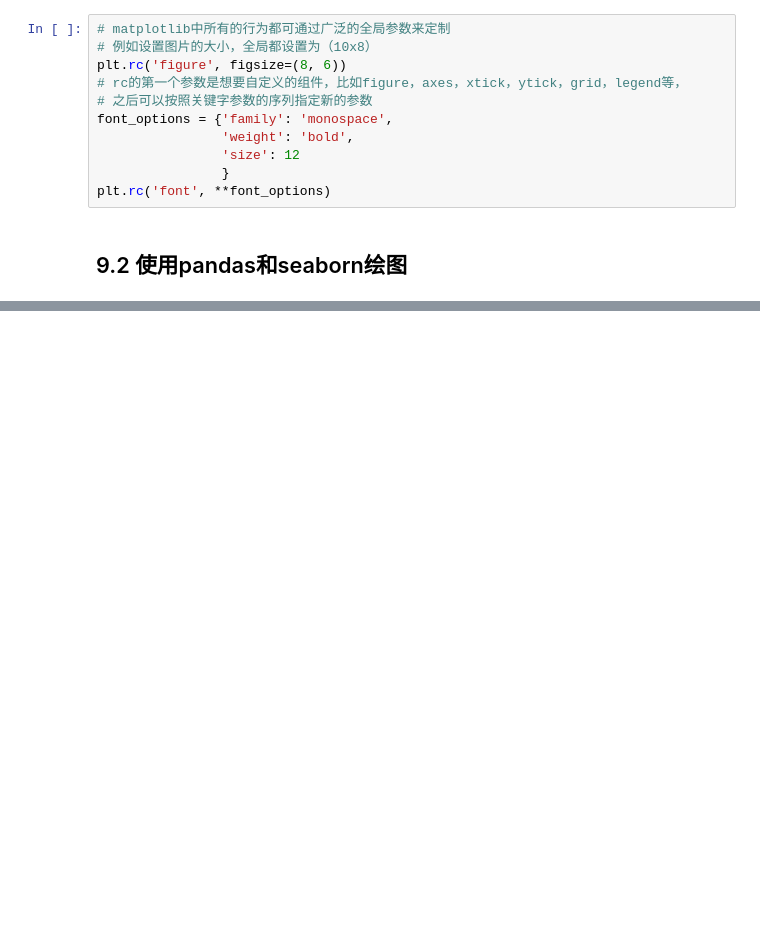
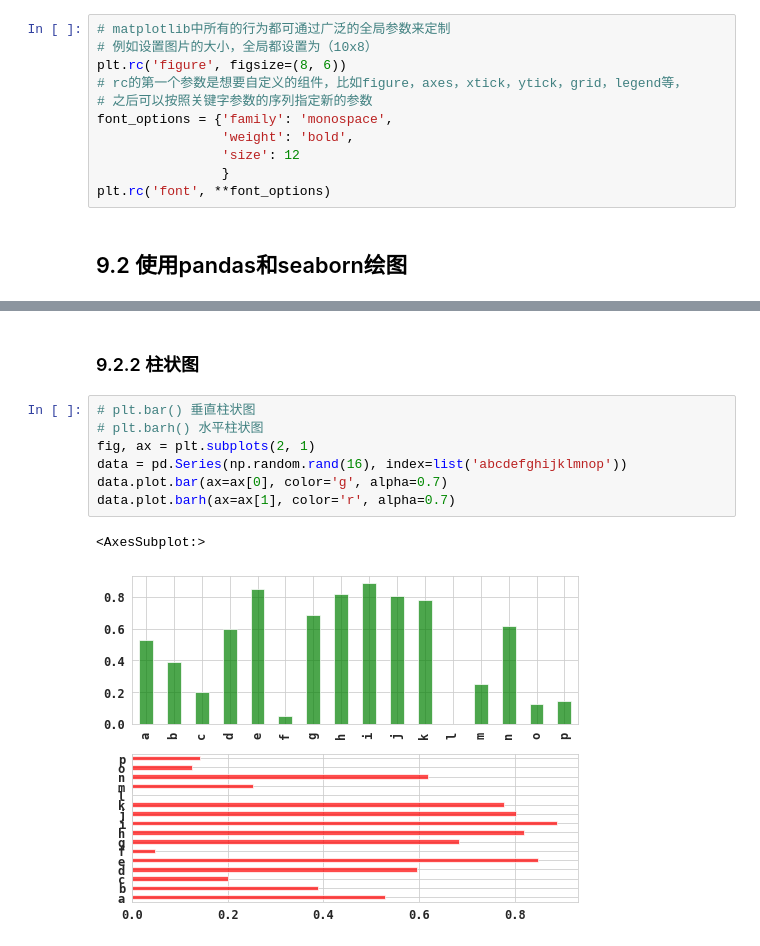
Before and after one commit to wfy0508/LearningPython, a Jupyter notebook: dataAnalysis/chapter9.ipynb, the cells around one changed output, grey strips where cells are left out. Cells and saved outputs as stored; diff of their text form; blank space fills up the shorter version.

```diff
--- a/dataAnalysis/chapter9.ipynb
+++ b/dataAnalysis/chapter9.ipynb
@@ -154,0 +183,12 @@ plt.rc('font', **font_options)
+# %% [markdown]
+### 9.2.2 柱状图
+# %%
+# plt.bar() 垂直柱状图
+# plt.barh() 水平柱状图
+fig, ax = plt.subplots(2, 1)
+data = pd.Series(np.random.rand(16), index=list('abcdefghijklmnop'))
+data.plot.bar(ax=ax[0], color='g', alpha=0.7)
+data.plot.barh(ax=ax[1], color='r', alpha=0.7)
+# %% [output]
+<AxesSubplot:>
+[figure, added]
```
Also changed, not shown: parts of 37 cells of this notebook, 1 other file.
